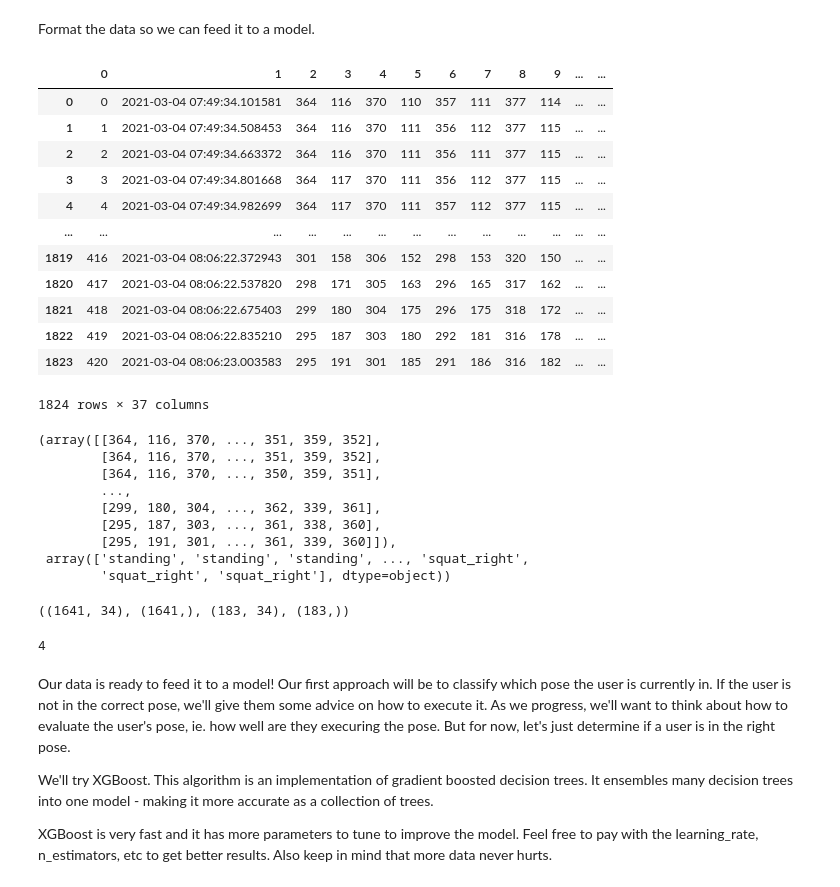
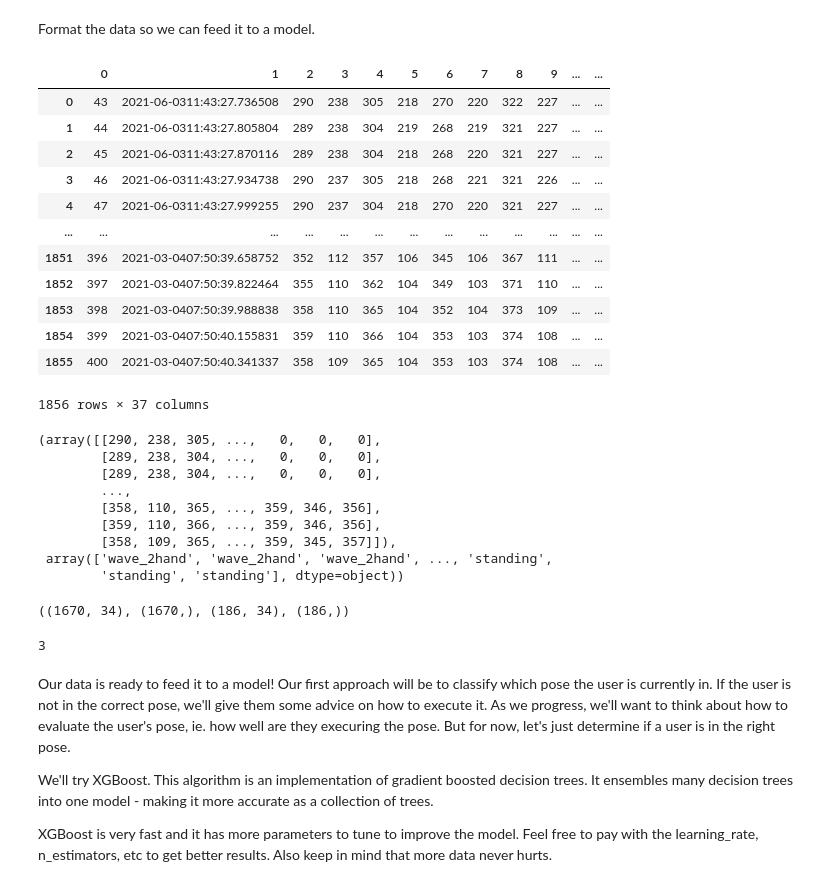
Before and after one commit to haithienld/AutoModelImproving, a Jupyter notebook: notebooks/yoga_pose_classification.ipynb, the cells around one changed output. Saved outputs shown, nothing was run; the diff lists cells and outputs as text; code cells hidden in the pictures.

```diff
--- a/notebooks/yoga_pose_classification.ipynb
+++ b/notebooks/yoga_pose_classification.ipynb
@@ -19,22 +25,22 @@ Let's load our data and take a peak at what those samples look like.
 # %% [markdown]
 Format the data so we can feed it to a model.
 # %%
-dataset = pd.read_csv('poses.csv', header = None )#(index_col=0)
+dataset = pd.read_csv('poses_standard.csv', header = None )#(index_col=0)
 dataset
 # %% [output]
 |  | 0 | 1 | 2 | 3 | 4 | 5 | 6 | 7 | 8 | 9 | ... | ... |
-| 0 | 0 | 2021-03-04 07:49:34.101581 | 364 | 116 | 370 | 110 | 357 | 111 | 377 | 114 | ... | ... |
-| 1 | 1 | 2021-03-04 07:49:34.508453 | 364 | 116 | 370 | 111 | 356 | 112 | 377 | 115 | ... | ... |
-| 2 | 2 | 2021-03-04 07:49:34.663372 | 364 | 116 | 370 | 111 | 356 | 111 | 377 | 115 | ... | ... |
-| 3 | 3 | 2021-03-04 07:49:34.801668 | 364 | 117 | 370 | 111 | 356 | 112 | 377 | 115 | ... | ... |
-| 4 | 4 | 2021-03-04 07:49:34.982699 | 364 | 117 | 370 | 111 | 357 | 112 | 377 | 115 | ... | ... |
+| 0 | 43 | 2021-06-0311:43:27.736508 | 290 | 238 | 305 | 218 | 270 | 220 | 322 | 227 | ... | ... |
+| 1 | 44 | 2021-06-0311:43:27.805804 | 289 | 238 | 304 | 219 | 268 | 219 | 321 | 227 | ... | ... |
+| 2 | 45 | 2021-06-0311:43:27.870116 | 289 | 238 | 304 | 218 | 268 | 220 | 321 | 227 | ... | ... |
+| 3 | 46 | 2021-06-0311:43:27.934738 | 290 | 237 | 305 | 218 | 268 | 221 | 321 | 226 | ... | ... |
+| 4 | 47 | 2021-06-0311:43:27.999255 | 290 | 237 | 304 | 218 | 270 | 220 | 321 | 227 | ... | ... |
 | ... | ... | ... | ... | ... | ... | ... | ... | ... | ... | ... | ... | ... |
-| 1819 | 416 | 2021-03-04 08:06:22.372943 | 301 | 158 | 306 | 152 | 298 | 153 | 320 | 150 | ... | ... |
-| 1820 | 417 | 2021-03-04 08:06:22.537820 | 298 | 171 | 305 | 163 | 296 | 165 | 317 | 162 | ... | ... |
-| 1821 | 418 | 2021-03-04 08:06:22.675403 | 299 | 180 | 304 | 175 | 296 | 175 | 318 | 172 | ... | ... |
-| 1822 | 419 | 2021-03-04 08:06:22.835210 | 295 | 187 | 303 | 180 | 292 | 181 | 316 | 178 | ... | ... |
-| 1823 | 420 | 2021-03-04 08:06:23.003583 | 295 | 191 | 301 | 185 | 291 | 186 | 316 | 182 | ... | ... |
+| 1851 | 396 | 2021-03-0407:50:39.658752 | 352 | 112 | 357 | 106 | 345 | 106 | 367 | 111 | ... | ... |
+| 1852 | 397 | 2021-03-0407:50:39.822464 | 355 | 110 | 362 | 104 | 349 | 103 | 371 | 110 | ... | ... |
+| 1853 | 398 | 2021-03-0407:50:39.988838 | 358 | 110 | 365 | 104 | 352 | 104 | 373 | 109 | ... | ... |
+| 1854 | 399 | 2021-03-0407:50:40.155831 | 359 | 110 | 366 | 104 | 353 | 103 | 374 | 108 | ... | ... |
+| 1855 | 400 | 2021-03-0407:50:40.341337 | 358 | 109 | 365 | 104 | 353 | 103 | 374 | 108 | ... | ... |
-1824 rows × 37 columns
+1856 rows × 37 columns
 # %%
 # Spliting the points and the labels
 #with file poses_standard.csv 36 column
@@ -45,29 +51,29 @@ X = dataset.iloc[:, 2:-1].values
 y = dataset.iloc[:, 36].values
 X,y
 # %% [output]
-(array([[364, 116, 370, ..., 351, 359, 352],
-        [364, 116, 370, ..., 351, 359, 352],
-        [364, 116, 370, ..., 350, 359, 351],
+(array([[290, 238, 305, ...,   0,   0,   0],
+        [289, 238, 304, ...,   0,   0,   0],
+        [289, 238, 304, ...,   0,   0,   0],
         ...,
-        [299, 180, 304, ..., 362, 339, 361],
-        [295, 187, 303, ..., 361, 338, 360],
-        [295, 191, 301, ..., 361, 339, 360]]),
- array(['standing', 'standing', 'standing', ..., 'squat_right',
-        'squat_right', 'squat_right'], dtype=object))
+        [358, 110, 365, ..., 359, 346, 356],
+        [359, 110, 366, ..., 359, 346, 356],
+        [358, 109, 365, ..., 359, 345, 357]]),
+ array(['wave_2hand', 'wave_2hand', 'wave_2hand', ..., 'standing',
+        'standing', 'standing'], dtype=object))
 # %%
 # And split the data into appropriate data sets
 X_train, X_test, y_train, y_test = train_test_split(X, y, test_size=0.10)
 X_test
 X_train.shape,y_train.shape,X_test.shape,y_test.shape
 # %% [output]
-((1641, 34), (1641,), (183, 34), (183,))
+((1670, 34), (1670,), (186, 34), (186,))
 # %%
 class_names = list(set(y))
 num_class = len(class_names)
 cores = multiprocessing.cpu_count()
 num_class
 # %% [output]
-4
+3
 # %% [markdown]
 Our data is ready to feed it to a model! Our first approach will be to classify which pose the user is currently in. If the user is not in the correct pose, we'll give them some advice on how to execute it. As we progress, we'll want to think about how to evaluate the user's pose, ie. how well are they execuring the pose. But for now, let's just determine if a user is in the right pose.
 
```
Also changed, not shown: parts of 10 cells of this notebook, 4 other files.
